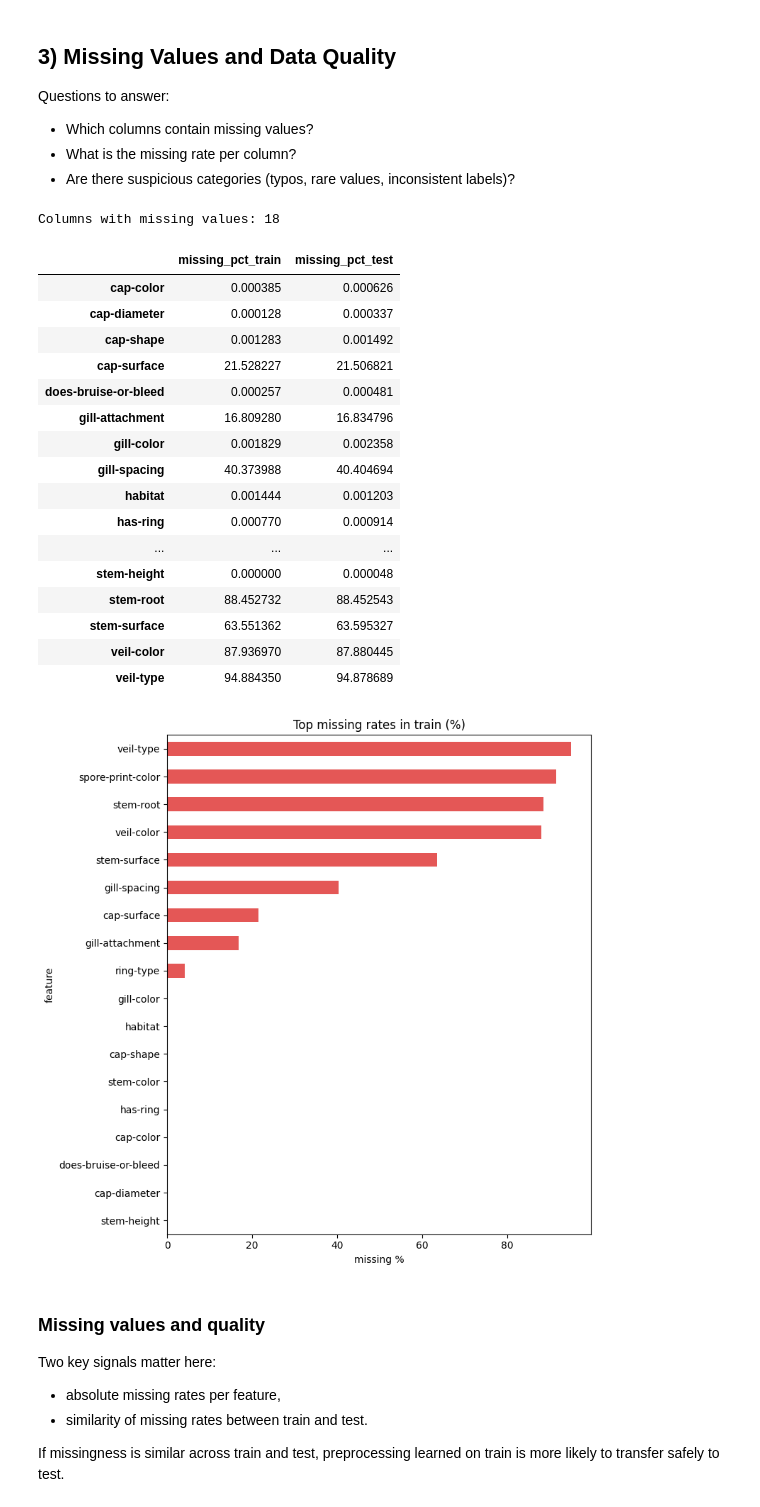
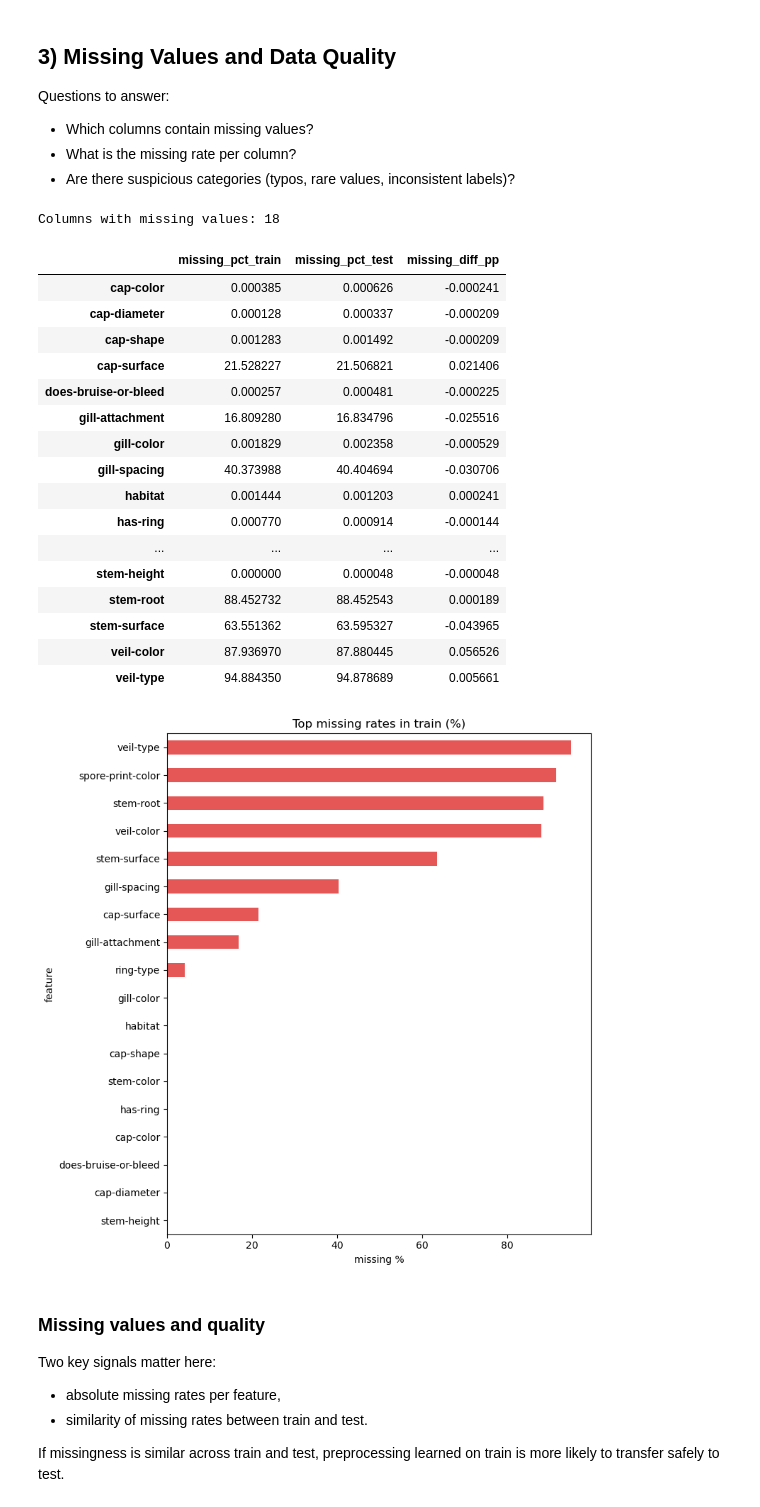
Before and after one commit to AntoineMilochevitch/mushroom-prediction, a Jupyter notebook: notebooks/mushroom_prediction.ipynb, the cells around one changed output. Cells and saved outputs as stored; diff of their text form; code cells hidden in the pictures.

```diff
--- a/notebooks/mushroom_prediction.ipynb
+++ b/notebooks/mushroom_prediction.ipynb
@@ -290,47 +278,49 @@ Questions to answer:
 # %%
 missing_train = train_df.isna().mean().mul(100).sort_values(ascending=False)
 missing_test = test_df.isna().mean().mul(100).sort_values(ascending=False)
 
 missing_report = pd.DataFrame(
     {
         "missing_pct_train": missing_train,
         "missing_pct_test": missing_test,
     }
 ).fillna(0.0)
+missing_report["missing_diff_pp"] = missing_report["missing_pct_train"] - missing_report["missing_pct_test"]
+missing_report = missing_report[["missing_pct_train", "missing_pct_test", "missing_diff_pp"]]
 
 missing_non_zero = missing_report[(missing_report["missing_pct_train"] > 0) | (missing_report["missing_pct_test"] > 0)]
 print(f"Columns with missing values: {len(missing_non_zero)}")
 display(missing_non_zero.head(30))
 
 if not missing_non_zero.empty:
     top_missing = missing_non_zero.sort_values("missing_pct_train", ascending=True).tail(25)
     ax = top_missing["missing_pct_train"].plot(kind="barh", figsize=(8, 8), color="#E45756")
     ax.set_title("Top missing rates in train (%)")
     ax.set_xlabel("missing %")
     ax.set_ylabel("feature")
     plt.tight_layout()
     plt.show()
 else:
     print("No missing values detected in train/test.")
 # %% [output]
 Columns with missing values: 18
-|  | missing_pct_train | missing_pct_test |
-| cap-color | 0.000385 | 0.000626 |
-| cap-diameter | 0.000128 | 0.000337 |
-| cap-shape | 0.001283 | 0.001492 |
-| cap-surface | 21.528227 | 21.506821 |
-| does-bruise-or-bleed | 0.000257 | 0.000481 |
-| gill-attachment | 16.809280 | 16.834796 |
-| gill-color | 0.001829 | 0.002358 |
-| gill-spacing | 40.373988 | 40.404694 |
-| habitat | 0.001444 | 0.001203 |
-| has-ring | 0.000770 | 0.000914 |
-| ... | ... | ... |
-| stem-height | 0.000000 | 0.000048 |
-| stem-root | 88.452732 | 88.452543 |
-| stem-surface | 63.551362 | 63.595327 |
-| veil-color | 87.936970 | 87.880445 |
-| veil-type | 94.884350 | 94.878689 |
+|  | missing_pct_train | missing_pct_test | missing_diff_pp |
+| cap-color | 0.000385 | 0.000626 | -0.000241 |
+| cap-diameter | 0.000128 | 0.000337 | -0.000209 |
+| cap-shape | 0.001283 | 0.001492 | -0.000209 |
+| cap-surface | 21.528227 | 21.506821 | 0.021406 |
+| does-bruise-or-bleed | 0.000257 | 0.000481 | -0.000225 |
+| gill-attachment | 16.809280 | 16.834796 | -0.025516 |
+| gill-color | 0.001829 | 0.002358 | -0.000529 |
+| gill-spacing | 40.373988 | 40.404694 | -0.030706 |
+| habitat | 0.001444 | 0.001203 | 0.000241 |
+| has-ring | 0.000770 | 0.000914 | -0.000144 |
+| ... | ... | ... | ... |
+| stem-height | 0.000000 | 0.000048 | -0.000048 |
+| stem-root | 88.452732 | 88.452543 | 0.000189 |
+| stem-surface | 63.551362 | 63.595327 | -0.043965 |
+| veil-color | 87.936970 | 87.880445 | 0.056526 |
+| veil-type | 94.884350 | 94.878689 | 0.005661 |
 [figure]
 # %% [markdown]
 ### Missing values and quality
```
Also changed, not shown: parts of 13 cells of this notebook.
